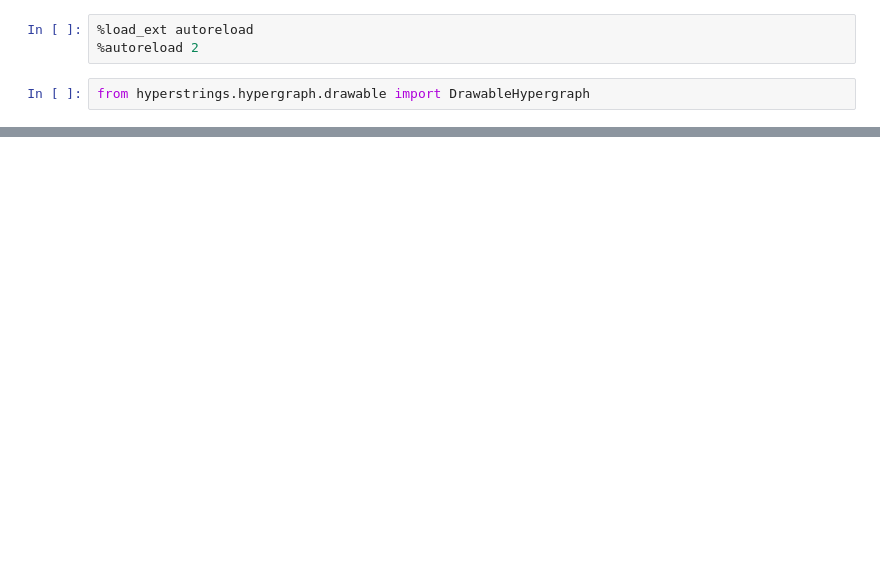
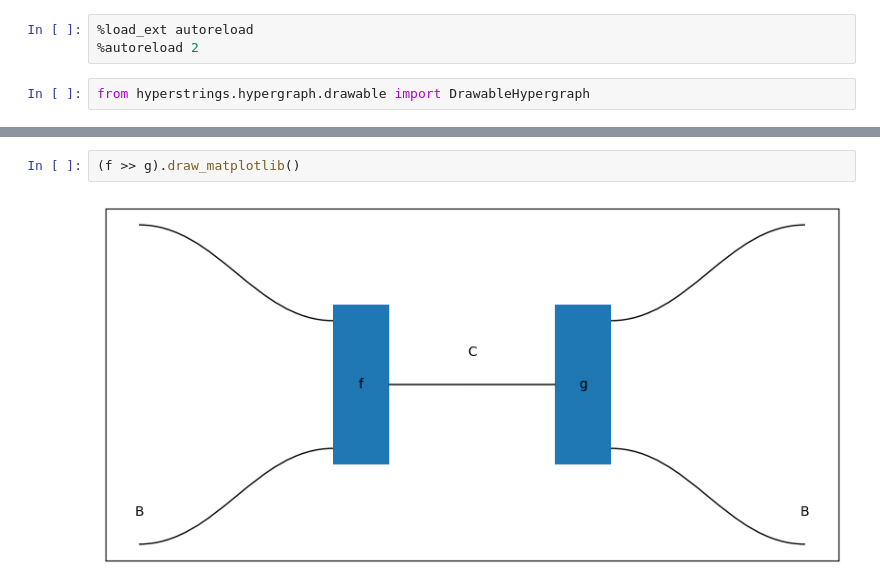
Before and after one commit to alexkoziell/hyperstrings, a Jupyter notebook: prototyping/array.ipynb, the cells around one changed output, grey strips where cells are left out. Drawn from its saved outputs; the diff is of its cells as text; blank space fills up the shorter version.

```diff
--- a/prototyping/array.ipynb
+++ b/prototyping/array.ipynb
@@ -72,0 +32,4 @@ array([[0., 0.],
+# %%
+(f >> g).draw_matplotlib()
+# %% [output]
+[figure, added]
```
Also changed, not shown: parts of 12 cells of this notebook, 4 other files.
